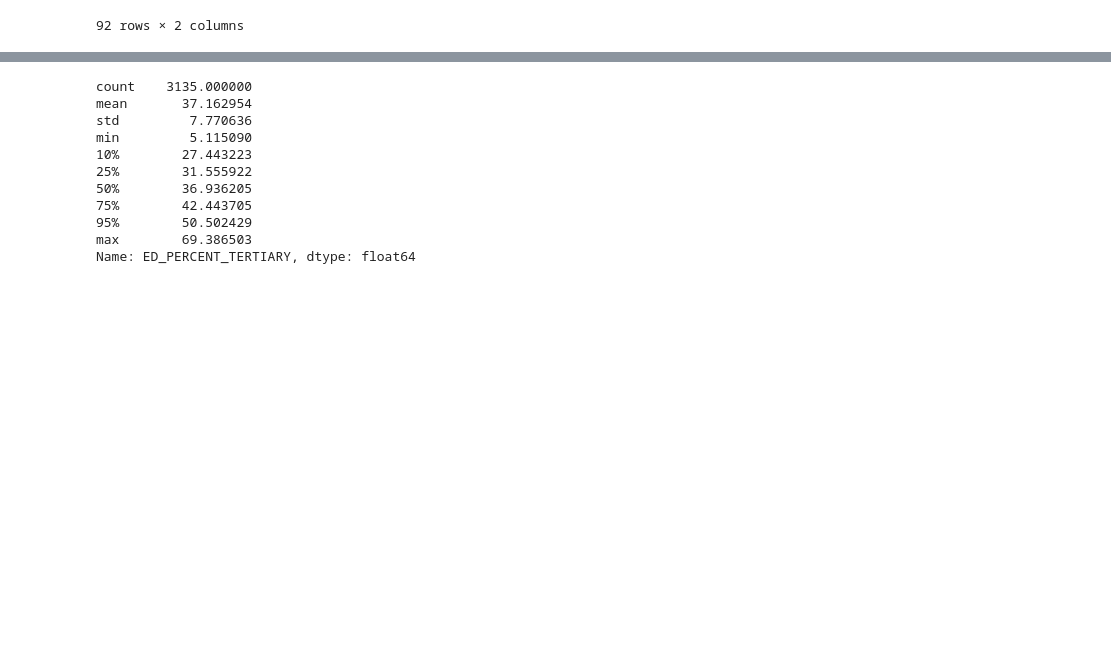
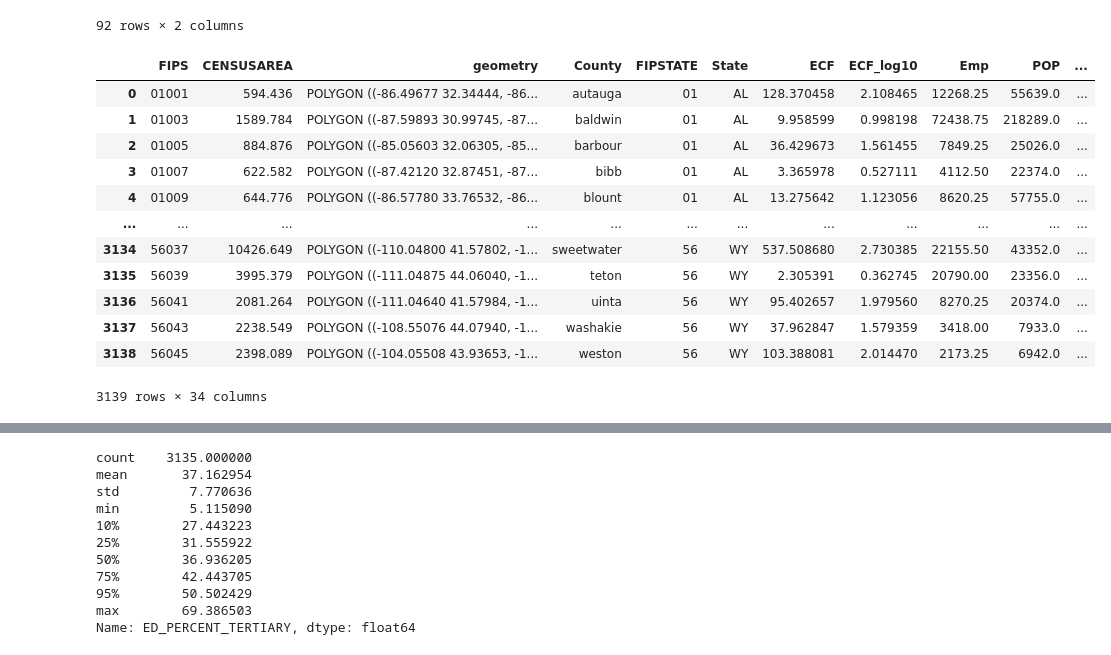
Before and after one commit to kailingraham/ecf-vis-tool, a Jupyter notebook: my-app/static/2023-07-05_ecf-vis-tool_dataprep.ipynb, the cells around one changed output, grey strips where cells are left out. Drawn from its saved outputs; the diff is of its cells as text; code cells hidden in the pictures; blank space fills up the shorter version.

```diff
--- a/my-app/static/2023-07-05_ecf-vis-tool_dataprep.ipynb
+++ b/my-app/static/2023-07-05_ecf-vis-tool_dataprep.ipynb
@@ -71,6 +71,22 @@ df[(df.FIPS.isna()) | (df.id.isna())]
 | 3224 | NaN | 72009 |
 | 3225 | NaN | 72015 |
 92 rows × 2 columns
+# %%
+totalECF_demo_tool
+# %% [output]
+|  | FIPS | CENSUSAREA | geometry | County | FIPSTATE | State | ECF | ECF_log10 | Emp | POP | ... |
+| 0 | 01001 | 594.436 | POLYGON ((-86.49677 32.34444, -86... | autauga | 01 | AL | 128.370458 | 2.108465 | 12268.25 | 55639.0 | ... |
+| 1 | 01003 | 1589.784 | POLYGON ((-87.59893 30.99745, -87... | baldwin | 01 | AL | 9.958599 | 0.998198 | 72438.75 | 218289.0 | ... |
+| 2 | 01005 | 884.876 | POLYGON ((-85.05603 32.06305, -85... | barbour | 01 | AL | 36.429673 | 1.561455 | 7849.25 | 25026.0 | ... |
+| 3 | 01007 | 622.582 | POLYGON ((-87.42120 32.87451, -87... | bibb | 01 | AL | 3.365978 | 0.527111 | 4112.50 | 22374.0 | ... |
+| 4 | 01009 | 644.776 | POLYGON ((-86.57780 33.76532, -86... | blount | 01 | AL | 13.275642 | 1.123056 | 8620.25 | 57755.0 | ... |
+| ... | ... | ... | ... | ... | ... | ... | ... | ... | ... | ... | ... |
+| 3134 | 56037 | 10426.649 | POLYGON ((-110.04800 41.57802, -1... | sweetwater | 56 | WY | 537.508680 | 2.730385 | 22155.50 | 43352.0 | ... |
+| 3135 | 56039 | 3995.379 | POLYGON ((-111.04875 44.06040, -1... | teton | 56 | WY | 2.305391 | 0.362745 | 20790.00 | 23356.0 | ... |
+| 3136 | 56041 | 2081.264 | POLYGON ((-111.04640 41.57984, -1... | uinta | 56 | WY | 95.402657 | 1.979560 | 8270.25 | 20374.0 | ... |
+| 3137 | 56043 | 2238.549 | POLYGON ((-108.55076 44.07940, -1... | washakie | 56 | WY | 37.962847 | 1.579359 | 3418.00 | 7933.0 | ... |
+| 3138 | 56045 | 2398.089 | POLYGON ((-104.05508 43.93653, -1... | weston | 56 | WY | 103.388081 | 2.014470 | 2173.25 | 6942.0 | ... |
+3139 rows × 34 columns
 # %%
 # Filter out necessary columns for mapping dataframe
 from shapely.geometry.collection import GeometryCollection
```
Also changed, not shown: parts of 2 cells of this notebook, 4 other files.
